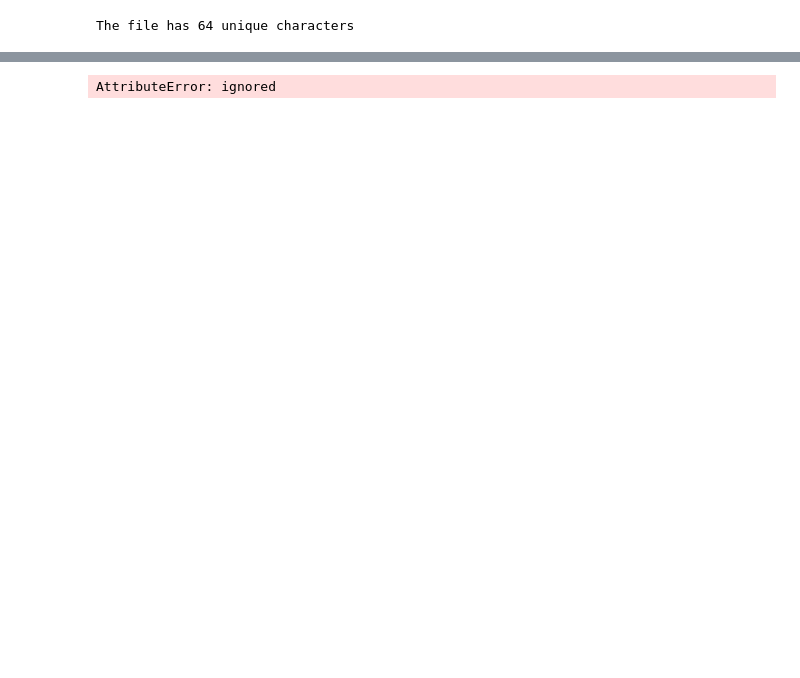
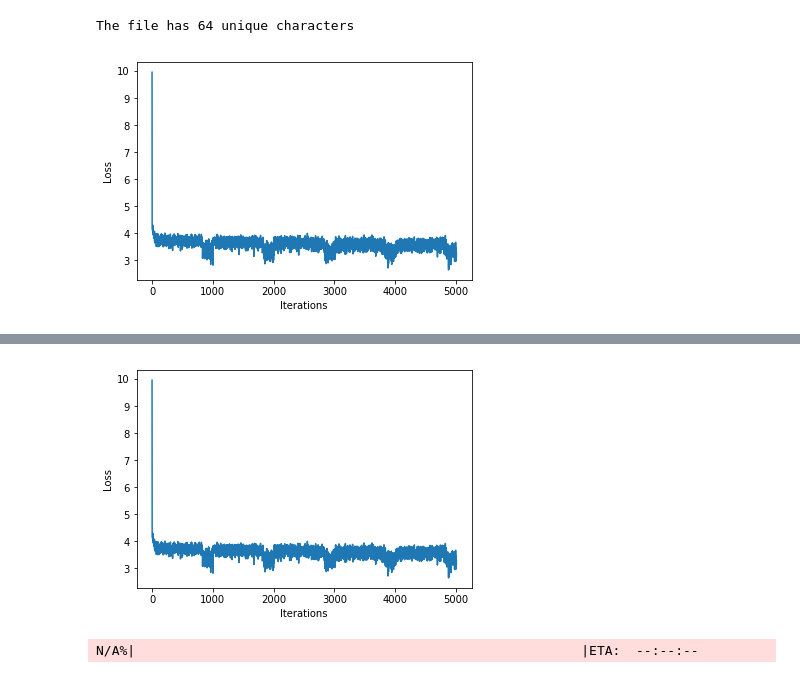
Before and after one commit to nemo-ml/MusicAI, a Jupyter notebook: MusicAI.ipynb, the cells around one changed output, grey strips where cells are left out. Cells and saved outputs as stored; diff of their text form; code cells hidden in the pictures; blank space fills up the shorter version.

```diff
--- a/MusicAI.ipynb
+++ b/MusicAI.ipynb
@@ -192,12 +205,13 @@ for input_example_batch, target_example_batch in dataset.take(1):
 sampled_indices = tf.random.multinomial(example_batch_predictions[0], num_samples=1)
 sampled_indices = tf.squeeze(sampled_indices,axis=-1).numpy()
 # %%
-def calculate_error(target, logits):
-  tf.keras.backend.sparse_categorical_crossentropy(target, logits, from_logits = True)
+def compute_loss(labels, logits):
+  return tf.keras.backend.sparse_categorical_crossentropy(labels, logits, from_logits=True)
 
 example_batch_loss = calculate_error(target_example_batch, example_batch_predictions)
 # %%
 
+# Training step
 # Training step
 EPOCHS = 5
 '''TODO: experiment with different optimizers'''
@@ -209,31 +223,32 @@ checkpoint_prefix = os.path.join(checkpoint_dir, "ckpt_{epoch}")
 history = []
 plotter = PeriodicPlotter(sec=1, xlabel='Iterations', ylabel='Loss')
 for epoch in range(EPOCHS):
 
     # Initialize the hidden state at the start of every epoch; initially is None
     hidden = neural_network.reset_states()
 
     # Enumerate the dataset for use in training
     custom_msg = custom_progress_text("Loss: %(loss)2.2f")
     bar = create_progress_bar(custom_msg)
     for inp, target in bar(dataset):
         # Use tf.GradientTape()
         with tf.GradientTape() as tape:
             '''TODO: feed the current input into the model and generate predictions'''
             predictions = neural_network(inp) # TODO
             '''TODO: compute the loss!'''
-            loss = calculate_error(target, predictions) # TODO
+            loss = compute_loss(target, predictions) # TODO
 
         # Now, compute the gradients and try to minimize
         '''TODO: complete the function call for gradient computation'''
         grads = tape.gradient(loss, neural_network.trainable_variables) # TODO
         optimizer.apply_gradients(zip(grads, neural_network.trainable_variables))
 
         # Update the progress bar!
         history.append(loss.numpy().mean())
         custom_msg.update_mapping(loss=history[-1])
         plotter.plot(history)
 
     # Update the model with the changed weights!
     neural_network.save_weights(checkpoint_prefix.format(epoch=epoch))
 # %% [output]
+[figure, added]
@@ -241 +256 @@ N/A%|#                                               |ETA:  --:--:--  Loss: nan
-AttributeError: ignored
+[figure, added]
@@ -242,3 +296,8 @@ AttributeError: ignored
+# %%
+# As you may notice, ABC files start with "X" - this may be a good start string
+text = generate_text(model, start_string="")
+# %% [output]
+N/A%|                                                         |ETA:  --:--:--
 # %%
 # Push the encoded binary file to the repository
 ! git config --global user.email "hemacini@icloud.com"
```
Also changed, not shown: parts of 5 cells of this notebook.
